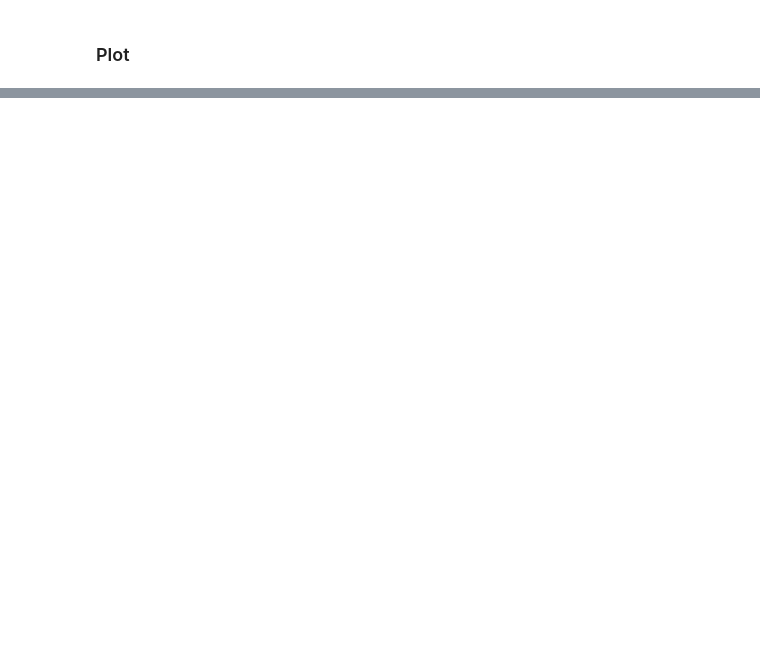
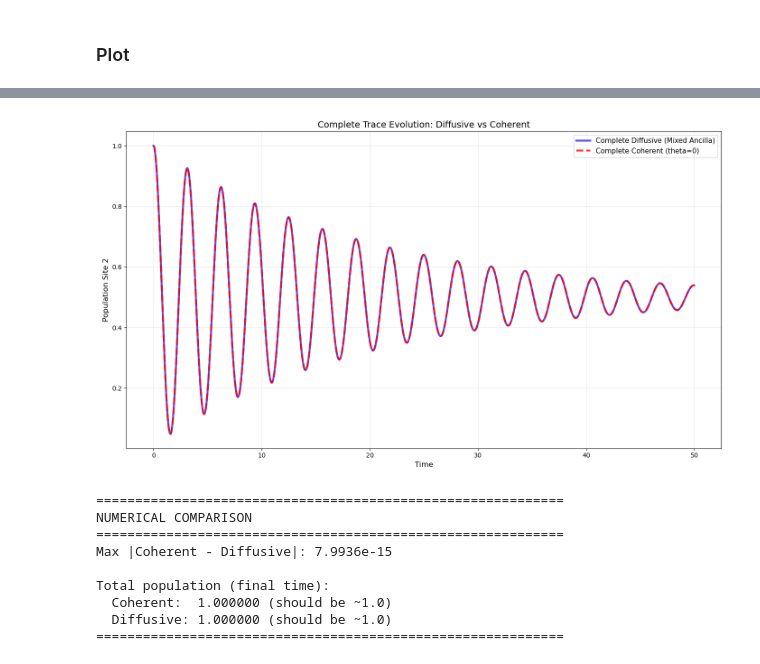
Before and after one commit to francescociavarella/Collisional-Methods, a Jupyter notebook: Codes/Comparison_Diff_Coherent.ipynb, the cells around one changed output, grey strips where cells are left out. Saved outputs shown, nothing was run; the diff lists cells and outputs as text; code cells hidden in the pictures; blank space fills up the shorter version.

```diff
--- a/Codes/Comparison_Diff_Coherent.ipynb
+++ b/Codes/Comparison_Diff_Coherent.ipynb
@@ -153,7 +155,7 @@ def hamiltonian_N_ancillas(N_site, E, V_array, c_CM, g_x, g_z):
 
     return H_system, H_collision, H_tot
 # %%
-def evolution_operator(H, dt, method='expm', hermitian=True):
+def evolution_operator_Cohe(H, dt, method='expm', hermitian=True):
     """
     Build up of the evolution operator U = exp(-i H dt) using Expm or analytic diagonalization.
 
@@ -744,0 +795,18 @@ rho_sys_initial = (ket2dm(psi_sys_initial)).full()
+# %%
+@njit
+def partial_trace_manual(rho_tot, dim_sys, dim_anc):
+    """
+    Traccia parziale manuale compatibile con Numba.
+    Traccia via l'ancilla (seconda parte del prodotto tensore).
+    """
+    # Reshape in (dim_sys, dim_anc, dim_sys, dim_anc)
+    rho_reshaped = rho_tot.reshape(dim_sys, dim_anc, dim_sys, dim_anc)
+
+    # Traccia manuale sugli indici dell'ancilla
+    rho_sys = np.zeros((dim_sys, dim_sys), dtype=np.complex128)
+    for i in range(dim_sys):
+        for j in range(dim_sys):
+            for k in range(dim_anc):
+                rho_sys[i, j] += rho_reshaped[i, k, j, k]
+
+    return rho_sys
@@ -780,0 +1011,45 @@ Differenza max tra le due matrici densità: 2.73e-13
+# %%
+plt.figure(figsize=(14, 8))
+
+# Comparison: Diffusive vs Coherent Complete Trace Evolution
+plt.plot(times, pop_trace_Diff, 'b-', linewidth=3, alpha=0.7, label='Complete Diffusive (Mixed Ancilla)')
+plt.plot(times, pop_trace_Cohe, 'r--', linewidth=3, alpha=0.8, label='Complete Coherent (theta=0)')
+
+plt.title("Complete Trace Evolution: Diffusive vs Coherent", fontsize=14)
+plt.xlabel("Time", fontsize=12)
+plt.ylabel("Population Site 2", fontsize=12)
+plt.legend(fontsize=11, loc='best')
+plt.grid(True, alpha=0.3)
+plt.tight_layout()
+plt.show()
+
+# =====================
+# Numerical Verification
+# =====================
+print("\n" + "="*60)
+print("NUMERICAL COMPARISON")
+print("="*60)
+
+# Difference between coherent and diffusive
+diff_traces = np.max(np.abs(pop_trace_Cohe - pop_trace_Diff))
+print(f"Max |Coherent - Diffusive|: {diff_traces:.4e}")
+
+# Check if populations are normalized
+norm_Cohe = pops_Cohe[:, -1].sum()
+norm_Diff = pops_Diff[:, -1].sum()
+print(f"\nTotal population (final time):")
+print(f"  Coherent:  {norm_Cohe:.6f} (should be ~1.0)")
+print(f"  Diffusive: {norm_Diff:.6f} (should be ~1.0)")
+
+print("="*60)
+# %% [output]
+[figure, added]
+============================================================
+NUMERICAL COMPARISON
+============================================================
+Max |Coherent - Diffusive|: 7.9936e-15
+
+Total population (final time):
+  Coherent:  1.000000 (should be ~1.0)
+  Diffusive: 1.000000 (should be ~1.0)
+============================================================
```
Also changed, not shown: parts of 17 cells of this notebook, 8 other files.
